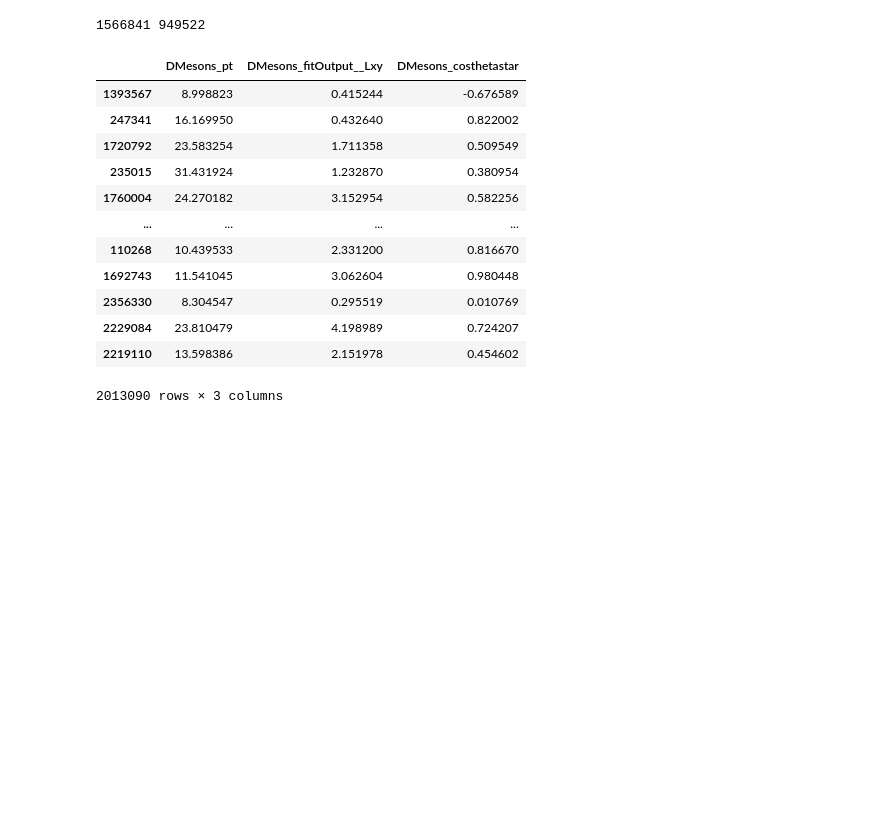
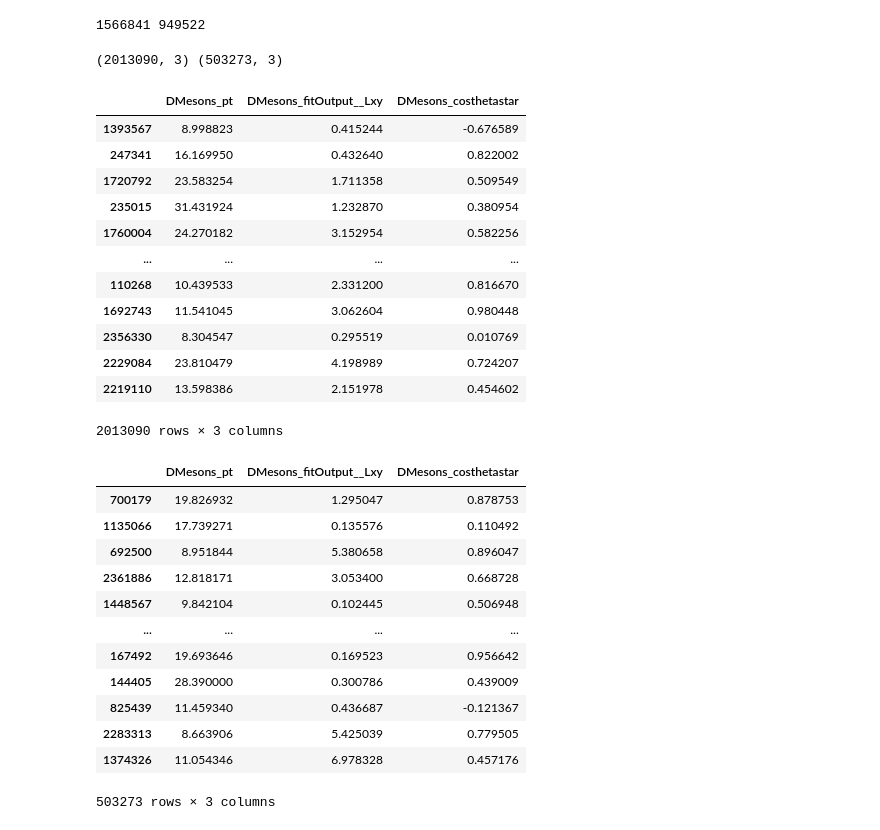
Before and after one commit to GitGup/ATLAS_DNN, a Jupyter notebook: MC_DNN.ipynb, the cells around one changed output. Saved outputs shown, nothing was run; the diff lists cells and outputs as text; code cells hidden in the pictures; blank space fills up the shorter version.

```diff
--- a/MC_DNN.ipynb
+++ b/MC_DNN.ipynb
@@ -181,8 +182,10 @@ df_norm
 
 X_train, X_test, y_train, y_test = train_test_split(new_df[['DMesons_pt', 'DMesons_fitOutput__Lxy', 'DMesons_costhetastar']], df_norm['DMesons_pdgId'], test_size=0.2, random_state=42)
 # %%
+print(np.shape(X_train), np.shape(X_test))
 X_train
 # %% [output]
+(2013090, 3) (503273, 3)
 |  | DMesons_pt | DMesons_fitOutput__Lxy | DMesons_costhetastar |
 | 1393567 | 8.998823 | 0.415244 | -0.676589 |
 | 247341 | 16.169950 | 0.432640 | 0.822002 |
@@ -195,7 +198,23 @@ X_train
 | 2356330 | 8.304547 | 0.295519 | 0.010769 |
 | 2229084 | 23.810479 | 4.198989 | 0.724207 |
 | 2219110 | 13.598386 | 2.151978 | 0.454602 |
-2013090 rows × 3 columns
+2013090 rows × 3 columns
+# %%
+X_test
+# %% [output]
+|  | DMesons_pt | DMesons_fitOutput__Lxy | DMesons_costhetastar |
+| 700179 | 19.826932 | 1.295047 | 0.878753 |
+| 1135066 | 17.739271 | 0.135576 | 0.110492 |
+| 692500 | 8.951844 | 5.380658 | 0.896047 |
+| 2361886 | 12.818171 | 3.053400 | 0.668728 |
+| 1448567 | 9.842104 | 0.102445 | 0.506948 |
+| ... | ... | ... | ... |
+| 167492 | 19.693646 | 0.169523 | 0.956642 |
+| 144405 | 28.390000 | 0.300786 | 0.439009 |
+| 825439 | 11.459340 | 0.436687 | -0.121367 |
+| 2283313 | 8.663906 | 5.425039 | 0.779505 |
+| 1374326 | 11.054346 | 6.978328 | 0.457176 |
+503273 rows × 3 columns
 # %%
 # only_411 = DMesons_df[DMesons_df['DMesons_pdgId'].apply(lambda x: x == [411])]
 # only_4122 = DMesons_df[DMesons_df['DMesons_pdgId'].apply(lambda x: x == [4122])]
```
Also changed, not shown: parts of 9 cells of this notebook.
